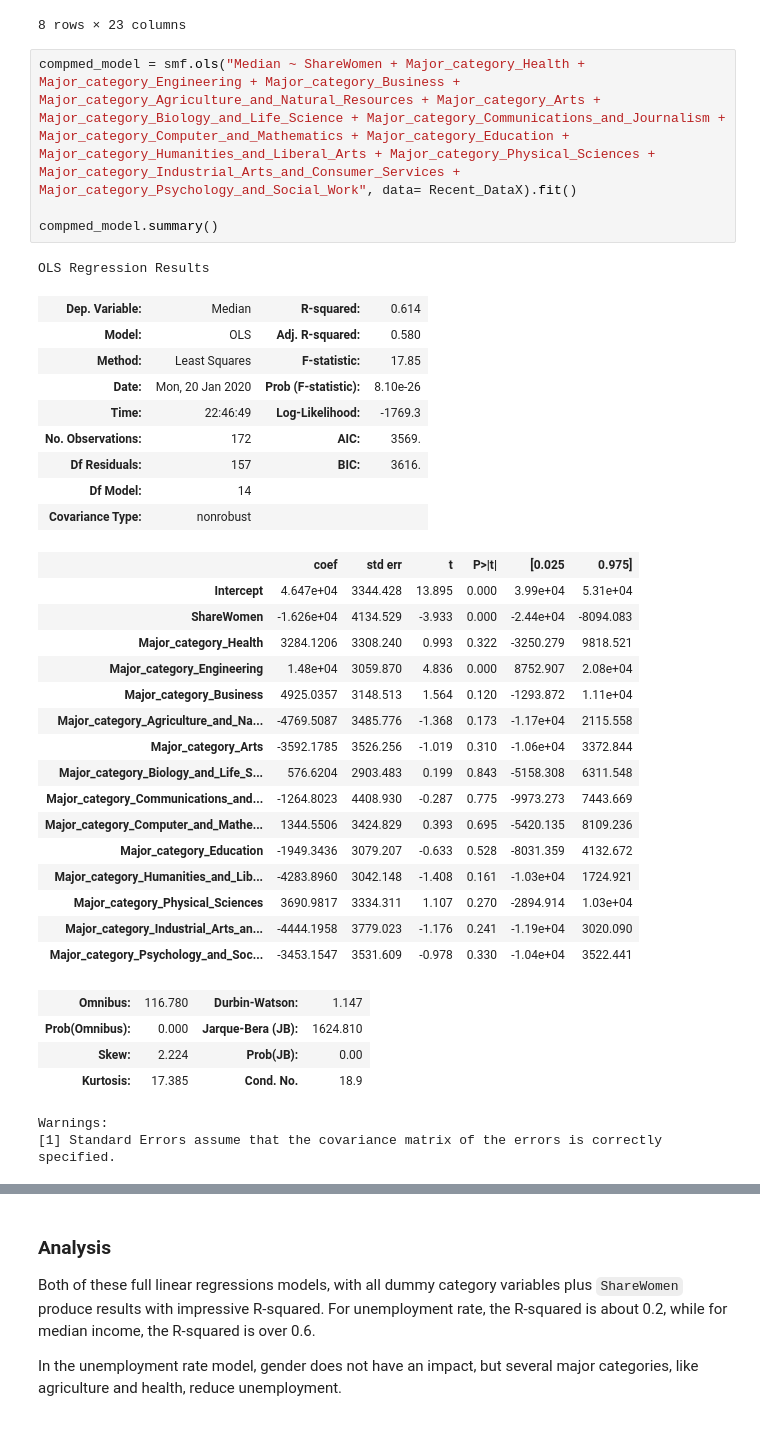
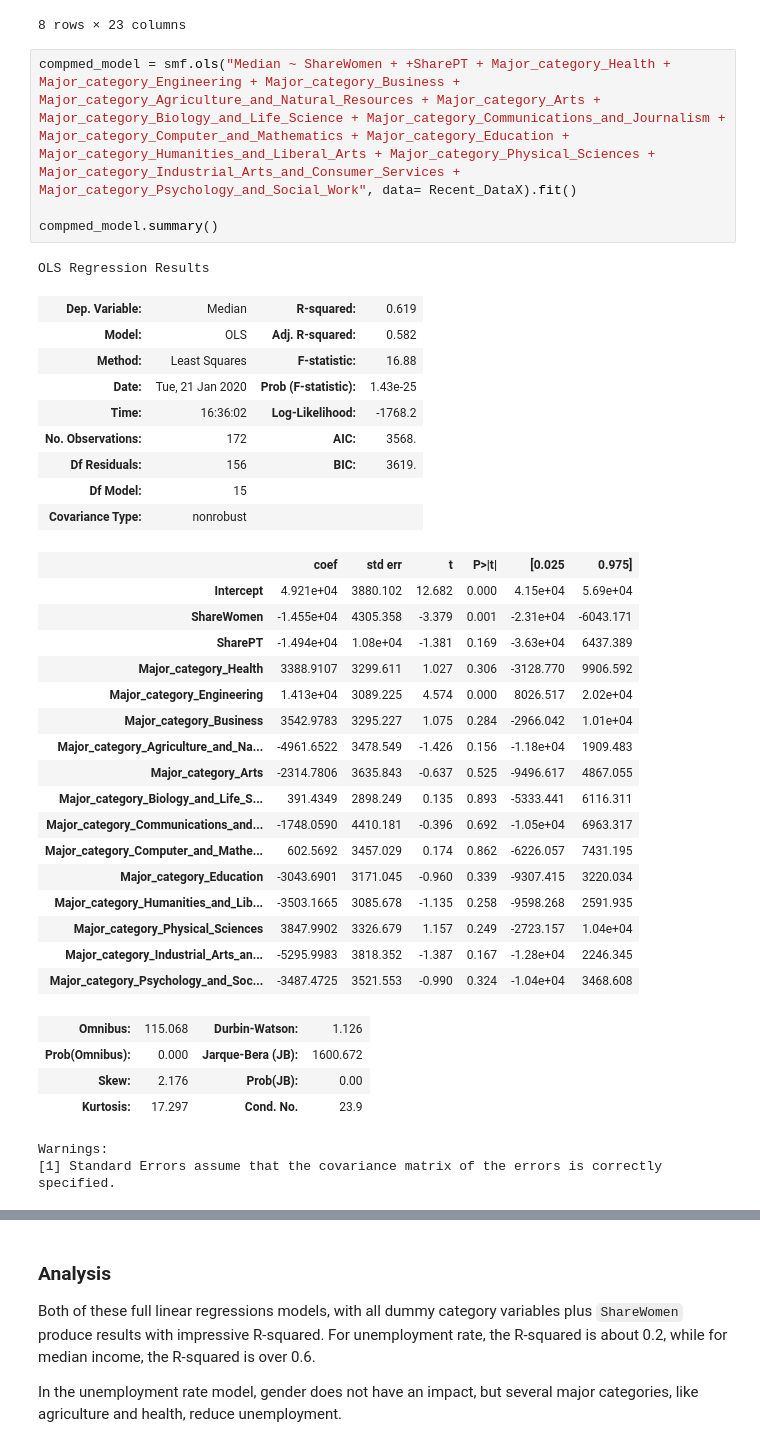
Before and after one commit to pscharfe/538-College-Majors-Analysis, a Jupyter notebook: clustering_college_majors.ipynb, the cells around one changed output, grey strips where cells are left out. Drawn from its saved outputs; the diff is of its cells as text.

```diff
--- a/clustering_college_majors.ipynb
+++ b/clustering_college_majors.ipynb
@@ -588,40 +592,41 @@ Recent_DataX.describe()
 | max | 110000.000000 | 95000.000000 | 125000.000000 | 0.177226 | 0.968954 | 0.411377 | 393735.000000 | 0.058145 | ... |
 8 rows × 23 columns
 # %%
-compmed_model = smf.ols("Median ~ ShareWomen + Major_category_Health + Major_category_Engineering + Major_category_Business + Major_category_Agriculture_and_Natural_Resources + Major_category_Arts + Major_category_Biology_and_Life_Science + Major_category_Communications_and_Journalism + Major_category_Computer_and_Mathematics + Major_category_Education + Major_category_Humanities_and_Liberal_Arts + Major_category_Physical_Sciences + Major_category_Industrial_Arts_and_Consumer_Services + Major_category_Psychology_and_Social_Work", data= Recent_DataX).fit()
+compmed_model = smf.ols("Median ~ ShareWomen + +SharePT + Major_category_Health + Major_category_Engineering + Major_category_Business + Major_category_Agriculture_and_Natural_Resources + Major_category_Arts + Major_category_Biology_and_Life_Science + Major_category_Communications_and_Journalism + Major_category_Computer_and_Mathematics + Major_category_Education + Major_category_Humanities_and_Liberal_Arts + Major_category_Physical_Sciences + Major_category_Industrial_Arts_and_Consumer_Services + Major_category_Psychology_and_Social_Work", data= Recent_DataX).fit()
 
 compmed_model.summary()
 # %% [output]
 OLS Regression Results
-| Dep. Variable: | Median | R-squared: | 0.614 |
-| Model: | OLS | Adj. R-squared: | 0.580 |
-| Method: | Least Squares | F-statistic: | 17.85 |
-| Date: | Mon, 20 Jan 2020 | Prob (F-statistic): | 8.10e-26 |
-| Time: | 22:46:49 | Log-Likelihood: | -1769.3 |
-| No. Observations: | 172 | AIC: | 3569. |
-| Df Residuals: | 157 | BIC: | 3616. |
-| Df Model: | 14 |  |  |
+| Dep. Variable: | Median | R-squared: | 0.619 |
+| Model: | OLS | Adj. R-squared: | 0.582 |
+| Method: | Least Squares | F-statistic: | 16.88 |
+| Date: | Tue, 21 Jan 2020 | Prob (F-statistic): | 1.43e-25 |
+| Time: | 16:36:02 | Log-Likelihood: | -1768.2 |
+| No. Observations: | 172 | AIC: | 3568. |
+| Df Residuals: | 156 | BIC: | 3619. |
+| Df Model: | 15 |  |  |
 | Covariance Type: | nonrobust |  |  |
 |  | coef | std err | t | P>|t| | [0.025 | 0.975] |
-| Intercept | 4.647e+04 | 3344.428 | 13.895 | 0.000 | 3.99e+04 | 5.31e+04 |
-| ShareWomen | -1.626e+04 | 4134.529 | -3.933 | 0.000 | -2.44e+04 | -8094.083 |
-| Major_category_Health | 3284.1206 | 3308.240 | 0.993 | 0.322 | -3250.279 | 9818.521 |
-| Major_category_Engineering | 1.48e+04 | 3059.870 | 4.836 | 0.000 | 8752.907 | 2.08e+04 |
-| Major_category_Business | 4925.0357 | 3148.513 | 1.564 | 0.120 | -1293.872 | 1.11e+04 |
-| Major_category_Agriculture_and_Na... | -4769.5087 | 3485.776 | -1.368 | 0.173 | -1.17e+04 | 2115.558 |
-| Major_category_Arts | -3592.1785 | 3526.256 | -1.019 | 0.310 | -1.06e+04 | 3372.844 |
-| Major_category_Biology_and_Life_S... | 576.6204 | 2903.483 | 0.199 | 0.843 | -5158.308 | 6311.548 |
-| Major_category_Communications_and... | -1264.8023 | 4408.930 | -0.287 | 0.775 | -9973.273 | 7443.669 |
-| Major_category_Computer_and_Mathe... | 1344.5506 | 3424.829 | 0.393 | 0.695 | -5420.135 | 8109.236 |
-| Major_category_Education | -1949.3436 | 3079.207 | -0.633 | 0.528 | -8031.359 | 4132.672 |
-| Major_category_Humanities_and_Lib... | -4283.8960 | 3042.148 | -1.408 | 0.161 | -1.03e+04 | 1724.921 |
-| Major_category_Physical_Sciences | 3690.9817 | 3334.311 | 1.107 | 0.270 | -2894.914 | 1.03e+04 |
-| Major_category_Industrial_Arts_an... | -4444.1958 | 3779.023 | -1.176 | 0.241 | -1.19e+04 | 3020.090 |
-| Major_category_Psychology_and_Soc... | -3453.1547 | 3531.609 | -0.978 | 0.330 | -1.04e+04 | 3522.441 |
+| Intercept | 4.921e+04 | 3880.102 | 12.682 | 0.000 | 4.15e+04 | 5.69e+04 |
+| ShareWomen | -1.455e+04 | 4305.358 | -3.379 | 0.001 | -2.31e+04 | -6043.171 |
+| SharePT | -1.494e+04 | 1.08e+04 | -1.381 | 0.169 | -3.63e+04 | 6437.389 |
+| Major_category_Health | 3388.9107 | 3299.611 | 1.027 | 0.306 | -3128.770 | 9906.592 |
+| Major_category_Engineering | 1.413e+04 | 3089.225 | 4.574 | 0.000 | 8026.517 | 2.02e+04 |
+| Major_category_Business | 3542.9783 | 3295.227 | 1.075 | 0.284 | -2966.042 | 1.01e+04 |
+| Major_category_Agriculture_and_Na... | -4961.6522 | 3478.549 | -1.426 | 0.156 | -1.18e+04 | 1909.483 |
+| Major_category_Arts | -2314.7806 | 3635.843 | -0.637 | 0.525 | -9496.617 | 4867.055 |
+| Major_category_Biology_and_Life_S... | 391.4349 | 2898.249 | 0.135 | 0.893 | -5333.441 | 6116.311 |
+| Major_category_Communications_and... | -1748.0590 | 4410.181 | -0.396 | 0.692 | -1.05e+04 | 6963.317 |
+| Major_category_Computer_and_Mathe... | 602.5692 | 3457.029 | 0.174 | 0.862 | -6226.057 | 7431.195 |
+| Major_category_Education | -3043.6901 | 3171.045 | -0.960 | 0.339 | -9307.415 | 3220.034 |
+| Major_category_Humanities_and_Lib... | -3503.1665 | 3085.678 | -1.135 | 0.258 | -9598.268 | 2591.935 |
+| Major_category_Physical_Sciences | 3847.9902 | 3326.679 | 1.157 | 0.249 | -2723.157 | 1.04e+04 |
+| Major_category_Industrial_Arts_an... | -5295.9983 | 3818.352 | -1.387 | 0.167 | -1.28e+04 | 2246.345 |
+| Major_category_Psychology_and_Soc... | -3487.4725 | 3521.553 | -0.990 | 0.324 | -1.04e+04 | 3468.608 |
-| Omnibus: | 116.780 | Durbin-Watson: | 1.147 |
-| Prob(Omnibus): | 0.000 | Jarque-Bera (JB): | 1624.810 |
-| Skew: | 2.224 | Prob(JB): | 0.00 |
-| Kurtosis: | 17.385 | Cond. No. | 18.9 |
+| Omnibus: | 115.068 | Durbin-Watson: | 1.126 |
+| Prob(Omnibus): | 0.000 | Jarque-Bera (JB): | 1600.672 |
+| Skew: | 2.176 | Prob(JB): | 0.00 |
+| Kurtosis: | 17.297 | Cond. No. | 23.9 |
 Warnings:
 [1] Standard Errors assume that the covariance matrix of the errors is correctly specified.
 # %%
```
Also changed, not shown: parts of 75 cells of this notebook.
